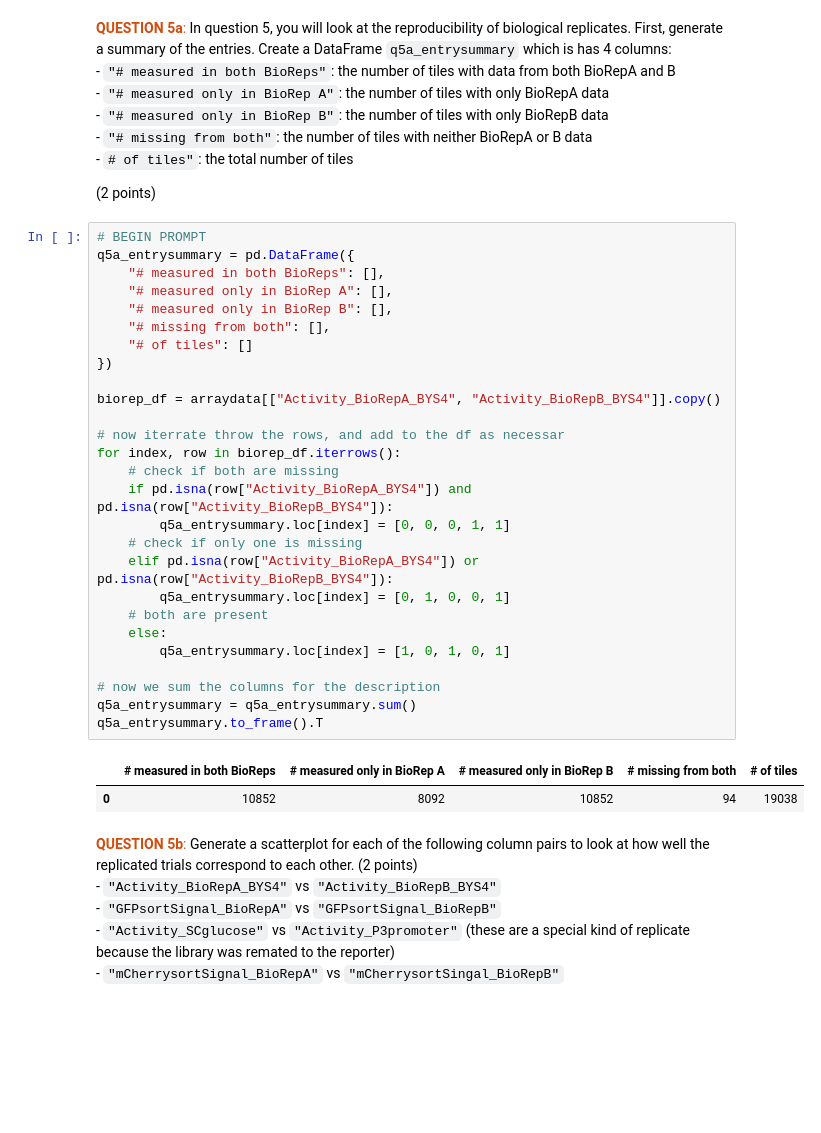
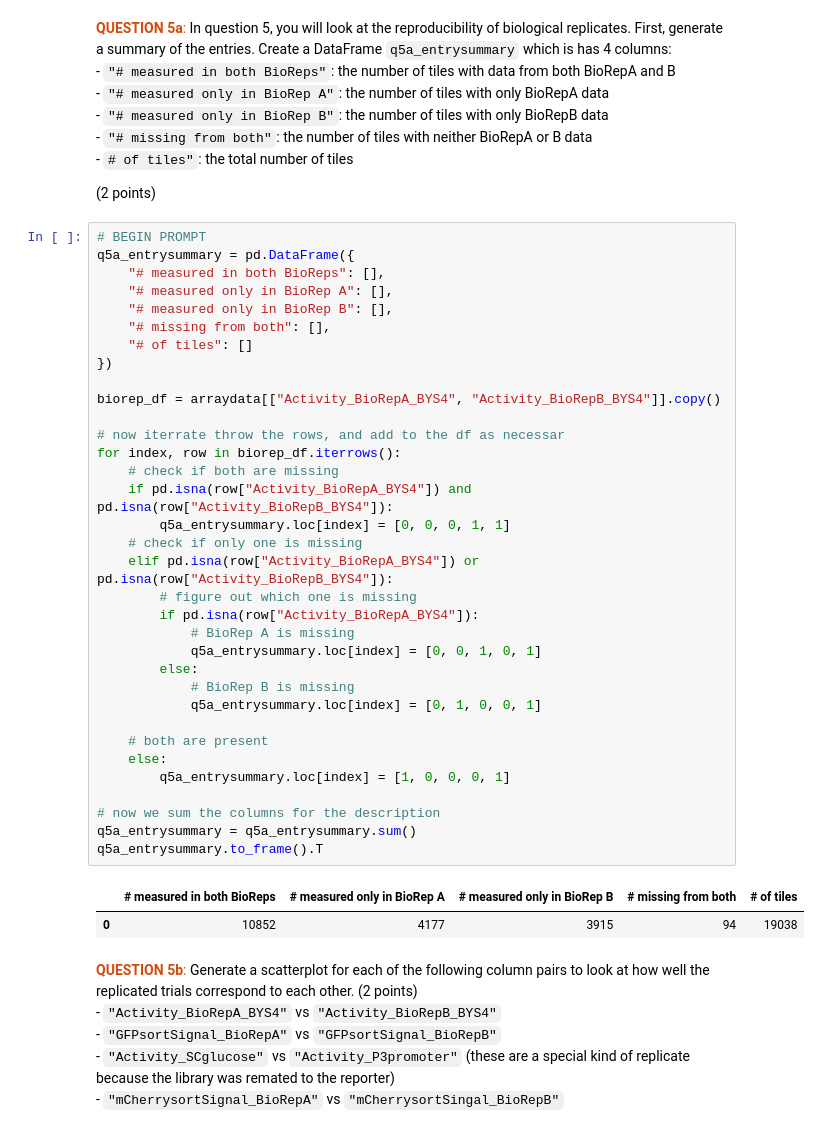
Before and after one commit to Qamil-Mirza/compbio146-berkeley, a Jupyter notebook: ds4bio-sp25/final-group/final-group-warmup-s25-STUDENT.ipynb, the cells around one changed output. Saved outputs shown, nothing was run; the diff lists cells and outputs as text; blank space fills up the shorter version.

```diff
--- a/ds4bio-sp25/final-group/final-group-warmup-s25-STUDENT.ipynb
+++ b/ds4bio-sp25/final-group/final-group-warmup-s25-STUDENT.ipynb
@@ -293,33 +293,40 @@ motif_counts_df.head()
 # %%
 # BEGIN PROMPT
 q5a_entrysummary = pd.DataFrame({
     "# measured in both BioReps": [],
     "# measured only in BioRep A": [],
     "# measured only in BioRep B": [],
     "# missing from both": [],
     "# of tiles": []
 })
 
 biorep_df = arraydata[["Activity_BioRepA_BYS4", "Activity_BioRepB_BYS4"]].copy()
 
 # now iterrate throw the rows, and add to the df as necessar
 for index, row in biorep_df.iterrows():
     # check if both are missing
     if pd.isna(row["Activity_BioRepA_BYS4"]) and pd.isna(row["Activity_BioRepB_BYS4"]):
         q5a_entrysummary.loc[index] = [0, 0, 0, 1, 1]
     # check if only one is missing
     elif pd.isna(row["Activity_BioRepA_BYS4"]) or pd.isna(row["Activity_BioRepB_BYS4"]):
-        q5a_entrysummary.loc[index] = [0, 1, 0, 0, 1]
+        # figure out which one is missing
+        if pd.isna(row["Activity_BioRepA_BYS4"]):
+            # BioRep A is missing
+            q5a_entrysummary.loc[index] = [0, 0, 1, 0, 1]
+        else:
+            # BioRep B is missing
+            q5a_entrysummary.loc[index] = [0, 1, 0, 0, 1]
+
     # both are present
     else:
-        q5a_entrysummary.loc[index] = [1, 0, 1, 0, 1]
+        q5a_entrysummary.loc[index] = [1, 0, 0, 0, 1]
 
 # now we sum the columns for the description
 q5a_entrysummary = q5a_entrysummary.sum()
 q5a_entrysummary.to_frame().T
 # %% [output]
 |  | # measured in both BioReps | # measured only in BioRep A | # measured only in BioRep B | # missing from both | # of tiles |
-| 0 | 10852 | 8092 | 10852 | 94 | 19038 |
+| 0 | 10852 | 4177 | 3915 | 94 | 19038 |
 # %% [markdown]
 <font color = #d14d0f>**QUESTION 5b**:</font> Generate a scatterplot for each of the following column pairs to look at how well the replicated trials correspond to each other. (2 points) <br>
     - `"Activity_BioRepA_BYS4"` vs `"Activity_BioRepB_BYS4"` <br>
```
